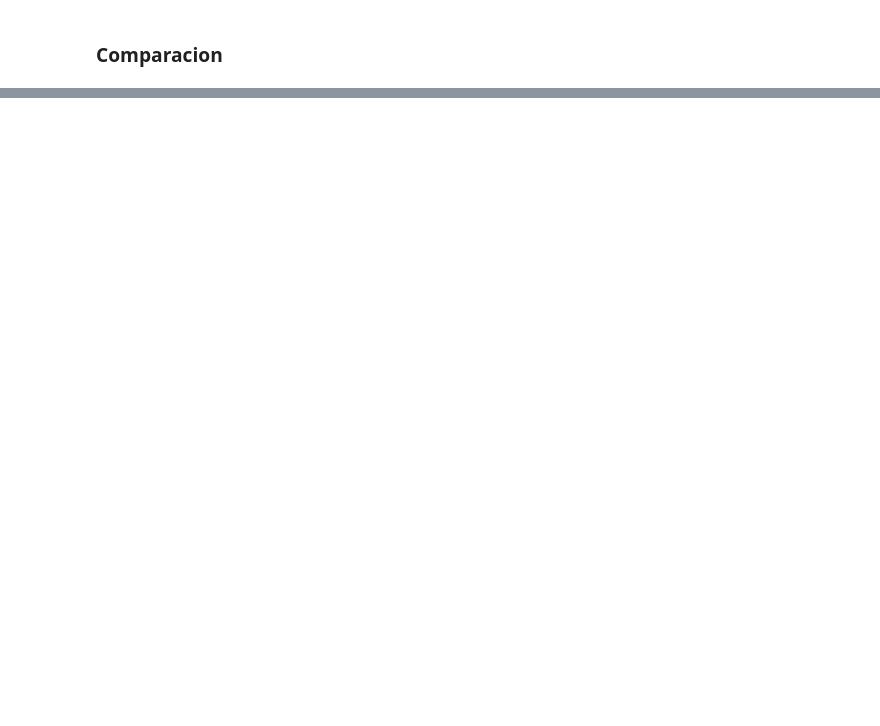
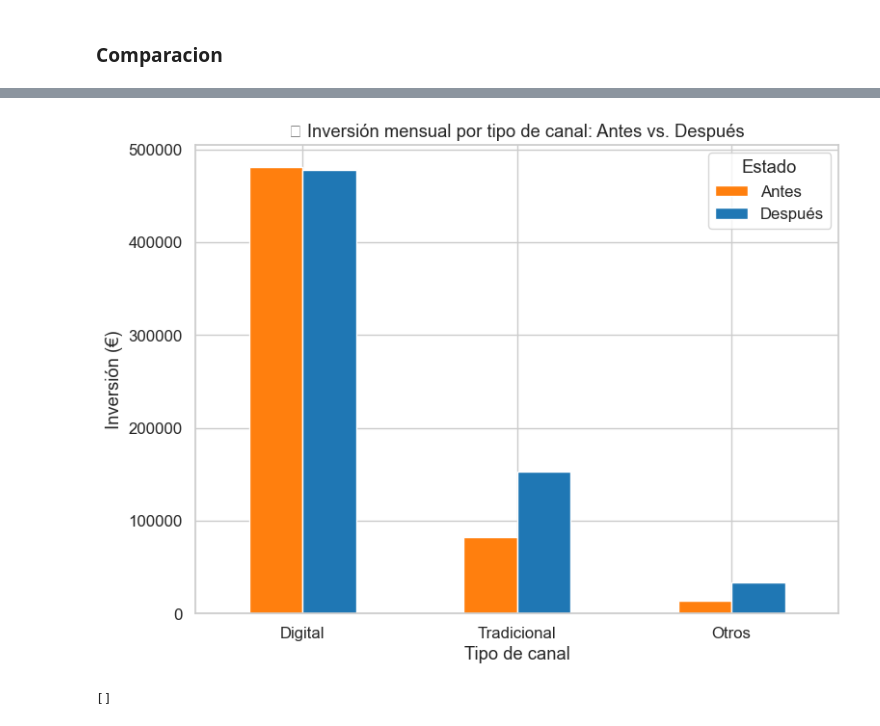
Before and after one commit to seerraa16/Caso02.-Modelo-de-Atribuci-n, a Jupyter notebook: Modelo_Atribucion.ipynb, the cells around one changed output, grey strips where cells are left out. Saved outputs shown, nothing was run; the diff lists cells and outputs as text; code cells hidden in the pictures; blank space fills up the shorter version.

```diff
--- a/Modelo_Atribucion.ipynb
+++ b/Modelo_Atribucion.ipynb
@@ -810,0 +721,40 @@ plt.show()
+# %%
+grupos = {
+    'Digital': ['INTERNET', 'PlataformasVideo'],
+    'Tradicional': ['PRENSA', 'RADIO', 'REVISTAS', 'CINE', 'EXTERIOR'],
+    'Otros': ['PRODUCCION', 'VARIOS']
+}
+# Calcular inversión media histórica agrupada
+historical_grouped = {
+    grupo: df_combined[canales].mean().sum() for grupo, canales in grupos.items()
+}
+
+# Calcular inversión optimizada agrupada
+optimized_grouped = {
+    grupo: inv_lag1[canales].sum() for grupo, canales in grupos.items()
+}
+
+# Crear DataFrame comparativo
+df_grouped_compare = pd.DataFrame({
+    'Antes': historical_grouped,
+    'Después': optimized_grouped
+}).T
+
+# Transponer para el gráfico
+df_grouped_compare = df_grouped_compare.T
+
+# Graficar
+df_grouped_compare.plot(kind='bar', figsize=(8, 6), color=['#ff7f0e', '#1f77b4'])
+plt.title("💡 Inversión mensual por tipo de canal: Antes vs. Después")
+plt.ylabel("Inversión (€)")
+plt.xlabel("Tipo de canal")
+plt.xticks(rotation=0)
+plt.legend(title="Estado")
+plt.tight_layout()
+plt.show()
+# %% [output]
+[figure, added]
+# %%
+[col for col in df.columns if 'INV' in col.upper()]
+# %% [output]
+[]
```
Also changed, not shown: parts of 24 cells of this notebook.
